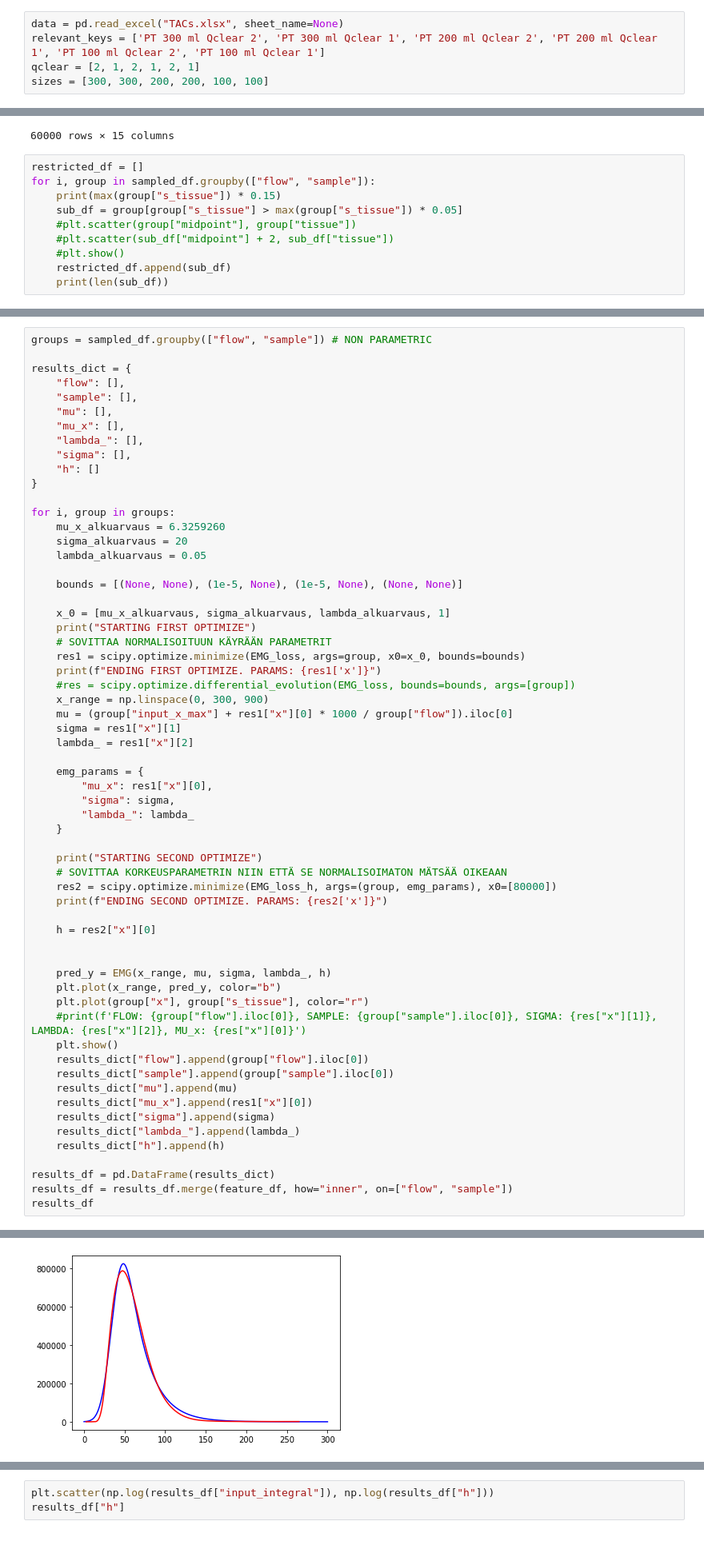
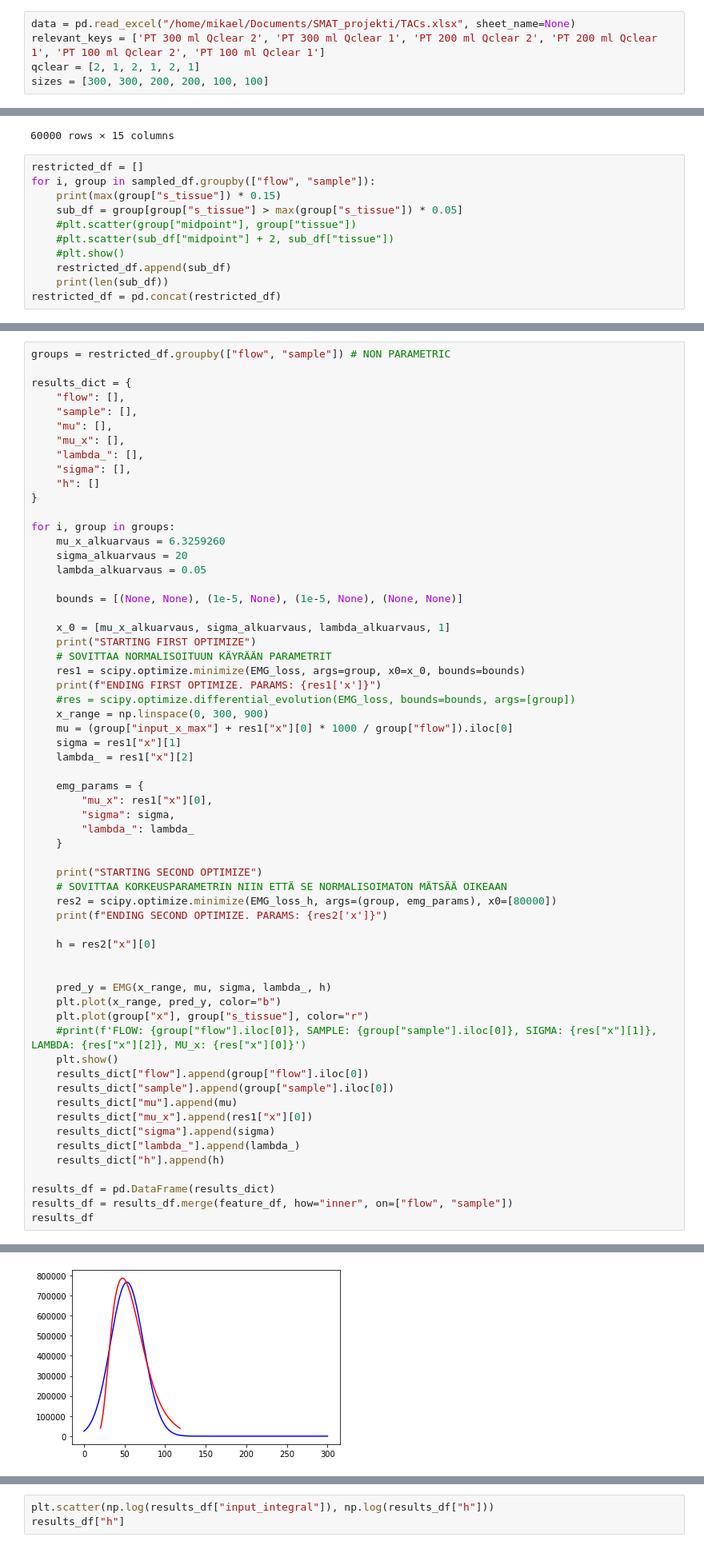
Before and after one commit to MesRot/SMAT_projekti, a Jupyter notebook: src/optimointi_aloitus_v.1.2.ipynb, the cells around one changed output, grey strips where cells are left out. Shown: that part at 80% size. Cells and saved outputs as stored; diff of their text form.

```diff
--- a/src/optimointi_aloitus_v.1.2.ipynb
+++ b/src/optimointi_aloitus_v.1.2.ipynb
@@ -15,5 +11,5 @@ SyntaxError: invalid syntax (<ipython-input-2-d956eb6ca02e>, line 11)
 # %%
-data = pd.read_excel("TACs.xlsx", sheet_name=None)
+data = pd.read_excel("/home/mikael/Documents/SMAT_projekti/TACs.xlsx", sheet_name=None)
 relevant_keys = ['PT 300 ml Qclear 2', 'PT 300 ml Qclear 1', 'PT 200 ml Qclear 2', 'PT 200 ml Qclear 1', 'PT 100 ml Qclear 2', 'PT 100 ml Qclear 1']
 qclear = [2, 1, 2, 1, 2, 1]
 sizes = [300, 300, 200, 200, 100, 100]
@@ -207,6 +194,7 @@ for i, group in sampled_df.groupby(["flow", "sample"]):
     #plt.show()
     restricted_df.append(sub_df)
     print(len(sub_df))
+restricted_df = pd.concat(restricted_df)
 # %% [output]
 139899.0010118033
 6482
@@ -221,7 +209,7 @@ for i, group in sampled_df.groupby(["flow", "sample"]):
 120064.32080873186
 3758
 # %%
-groups = sampled_df.groupby(["flow", "sample"]) # NON PARAMETRIC
+groups = restricted_df.groupby(["flow", "sample"]) # NON PARAMETRIC
 
 results_dict = {
     "flow": [],
@@ -309,2 +297,2 @@ ENDING SECOND OPTIMIZE. PARAMS: [1419294.46692507]
-[figure, old version]
+[figure, new version]
 STARTING FIRST OPTIMIZE
```
Also changed, not shown: parts of 4 cells of this notebook.
